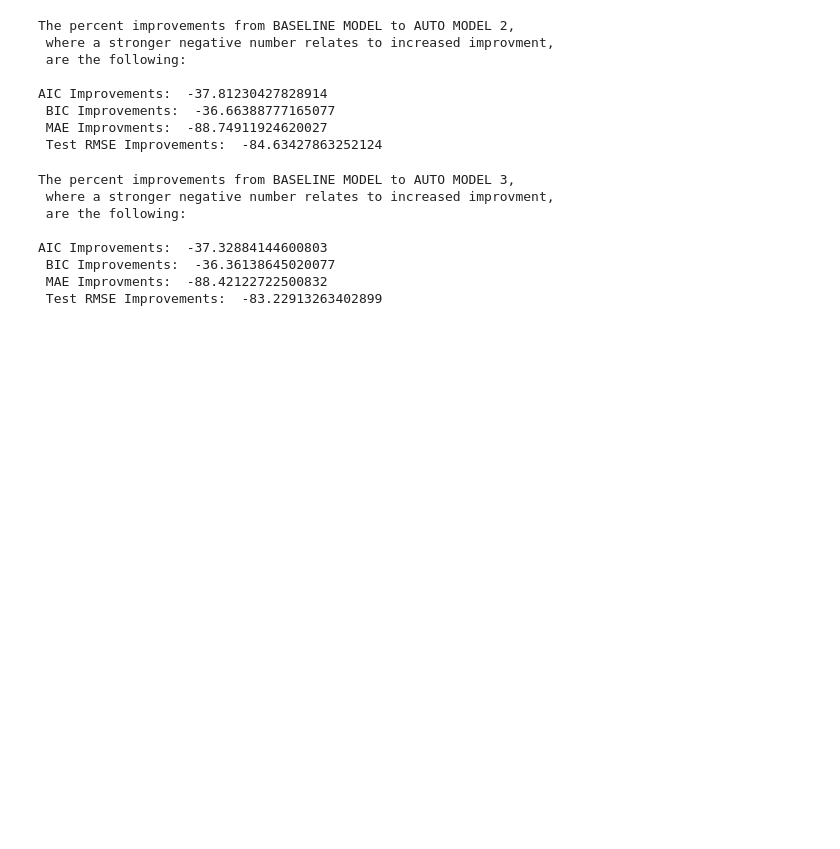
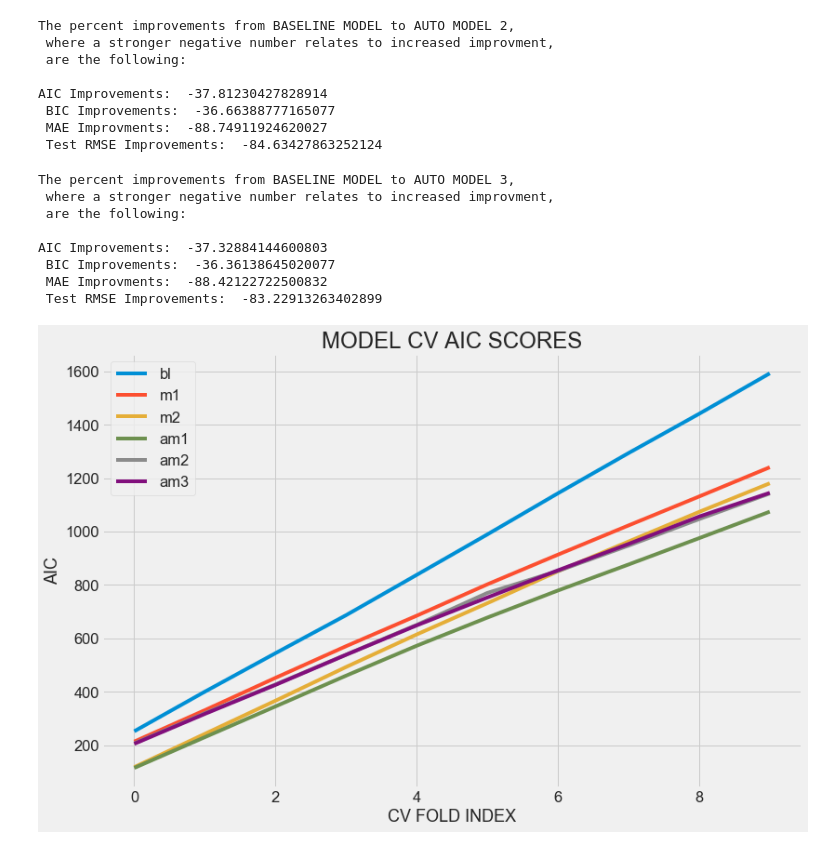
Before and after one commit to daveajstearns/mod5_project, a Jupyter notebook: updated_search_sarima.ipynb, the cells around one changed output. Saved outputs shown, nothing was run; the diff lists cells and outputs as text; code cells hidden in the pictures; blank space fills up the shorter version.

```diff
--- a/updated_search_sarima.ipynb
+++ b/updated_search_sarima.ipynb
@@ -442,3 +609,5 @@ Figure(1440x720)
 | TEST RMSE | 7.109907 |
 [figure]
 [figure]
+# %%
+am2_rmse, am2_aic, am2_mae, am2_mape = cross_val_ts(master, 10, (0,1,1), (2,0,2,12))
@@ -509,3 +718,5 @@ Figure(1440x720)
 | TEST RMSE | 7.760085 |
 [figure]
 [figure]
+# %%
+am3_rmse, am3_aic, am3_mae, am3_mape = cross_val_ts(master, 10, (1,1,1), (1,0,1,12))
@@ -724,3 +975,28 @@ AIC Improvements:  -37.32884144600803
  BIC Improvements:  -36.36138645020077
  MAE Improvments:  -88.42122722500832
  Test RMSE Improvements:  -83.22913263402899
+# %%
+def plot_models(y, title,model_eval=[], labels=[]):
+    fig, ax = plt.subplots(figsize=(12,8))
+    for model in model_eval:
+        sns.lineplot(x=np.arange(10), y=model, ax=ax)
+    plt.legend(labels, loc='best')
+    plt.xlabel('CV FOLD INDEX', size=18)
+    plt.ylabel(y,size=18)
+    plt.title(title,size=24)
+# %%
+aic = {'bl':bl_aic, 'm1':m1_aic, 'm2':m2_aic, 'am1':am1_aic, 'am2':am2_aic, 'am3':am3_aic}
+test_rmse = {
+    'bl':bl_rmse, 'm1':m1_rmse, 'm2':m2_rmse, 'am1':am1_rmse, 'am2':am2_rmse, 'am3':am3_rmse
+}
+mae = {
+    'bl':bl_mae, 'm1':m1_mae, 'm2':m2_mae, 'am1':am1_mae, 'am2':am2_mae, 'am3':am3_mae
+}
+mape = {
+    'bl':bl_mape, 'm1':m1_mape, 'm2':m2_mape, 'am1':am1_mape, 'am2':am2_mape, 'am3':am3_mape
+}
+# %%
+plot_models('AIC', 'MODEL CV AIC SCORES',model_eval=[list for list in aic.values()],
+            labels=list(aic.keys()))
+# %% [output]
+[figure, added]
```
Also changed, not shown: parts of 12 cells of this notebook.
